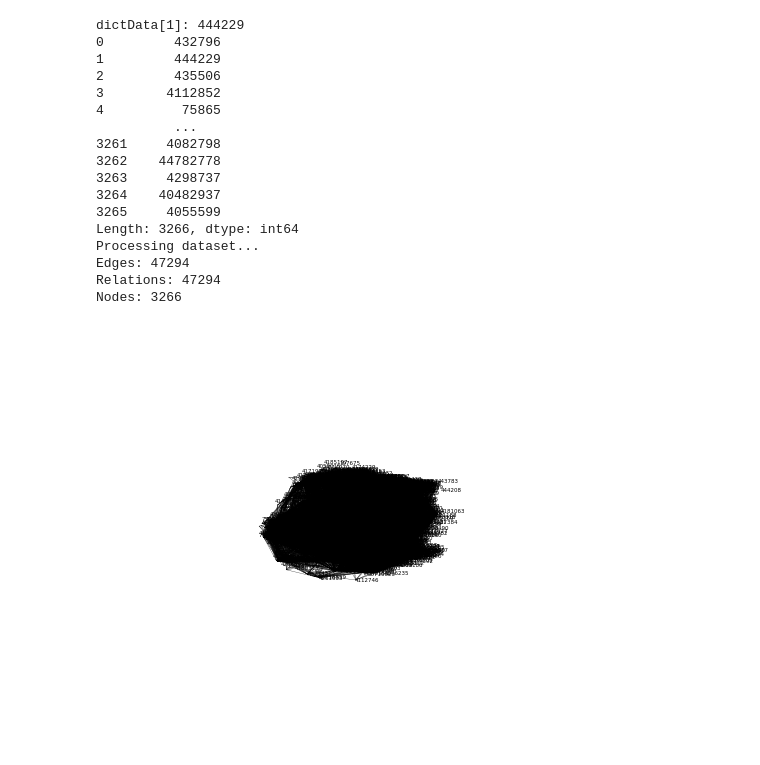
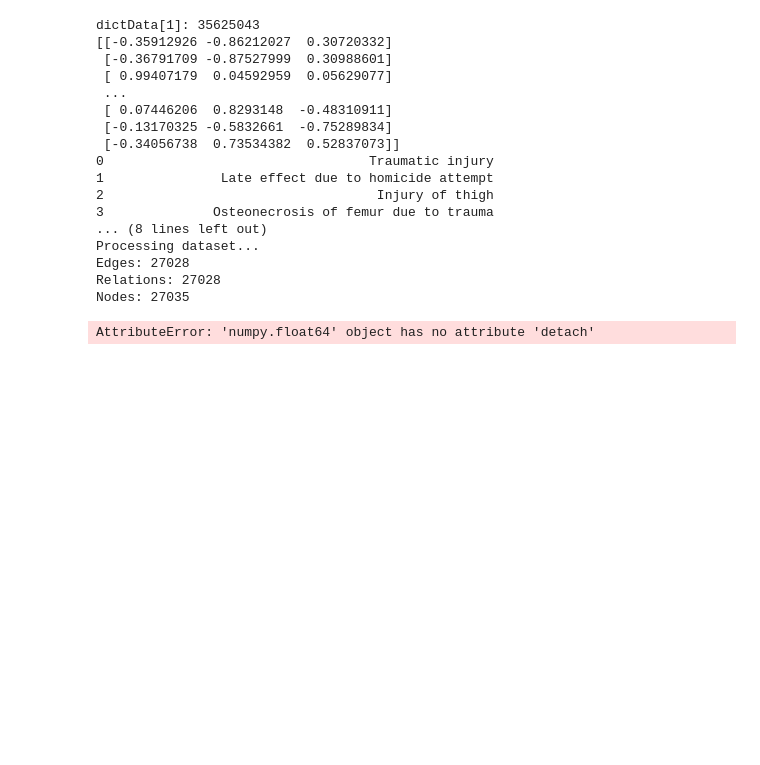
Before and after one commit to mi-erasmusmc/omop-poincare, a Jupyter notebook: main_notebook.ipynb, the cells around one changed output. Cells and saved outputs as stored; diff of their text form; code cells hidden in the pictures.

```diff
--- a/main_notebook.ipynb
+++ b/main_notebook.ipynb
@@ -26,18 +24,32 @@ plot_geodesic()
 # %%
 # Load edge data
-data_path = Path("data","pars.csv")
+data_path = Path("data","opehr_concepts.csv")
 data, weights, objects, neighbors, diff_summed, num_relations = read_data(data_path)
 
 # load concept reference
 ref_path = Path('data','ref.csv')
 ref = read_ref(ref_path)
 
+clinical_finding_concept_id = 441840
+fixed_index = objects.index(clinical_finding_concept_id)
+
 # initialize torch objects for the training loop
-model, optimizer, loss_func = init_torch_objects(objects, OUT_DIMENSIONS)
+model, optimizer, loss_func = init_torch_objects(objects, OUT_DIMENSIONS, fixed_index)
 
 if "cuda:1" == DEVICE:
     model = model.to(DEVICE)
 
 # ToDo: implement function to load embedding and continue training
+
+
+# ensure that ref contains all concepts
+dict_data = dict(enumerate(objects))
+for key, value in dict_data.items():
+    try:
+        dict_data[key] = ref.loc[ref['concept_id'] == value].concept_name.values[0]
+    except Exception as e:
+        print(f"Error at Key={key}, Value={value}, Error={e}")
+
+print(weights)
 # %% [output]
 Processing dataset...
@@ -74,13 +153,13 @@ Epoch: 9
 # %%
-dict_data = get_dict_data(objects, ref, dict_type="blabla")
-# model = torch.load("poincare_model_dim_2.pt")
-# coordinates = model["state_dict"]["embedding.weight"].numpy()
+dict_data = get_dict_data(objects, ref, dict_type="name")
+model = torch.load("output/poincare_model_dim_3.pt")
+coordinates = model["state_dict"]["embedding.weight"].numpy()
 # print(model.state_dict()['embedding.weight'])
-coordinates = model.embedding.weight
-# print(coordinates)
+# coordinates = model.embedding.weight
+print(coordinates)
 #######################################################
 # some experiment with 3d plotting in TF projector
-x_np = coordinates.detach().numpy()
+x_np = coordinates # .detach().numpy()
 x_df = pd.DataFrame(x_np)
 x_df.to_csv(Path('output','tf_proj_vec.tsv'), sep="\t", index=False, header=False)
 
@@ -98,48 +177,49 @@ df.to_csv(Path('output','tf_proj_lab.tsv'), sep="\t", index=False, header=False,
 plt.figure()
 plt.xlim(-1, 1)
 plt.ylim(-1, 1)
 plt.axis('off')
 
-data, weights, objects, neighbors, diff_summed, num_relations = read_data("data/pars.csv")
+data, weights, objects, neighbors, diff_summed, num_relations = read_data("data/opehr_concepts.csv")
 
 # add some jitter to better see labels
 jitter = 0.02
 jitter_x = np.random.uniform(low=-jitter, high = jitter, size=(coordinates.shape[0], ))
 jitter_y = np.random.uniform(low=-jitter, high = jitter, size=(coordinates.shape[0], ))
 
 for x in range(coordinates.shape[0]):
     plt.annotate(dict_data[x], (coordinates[x,0].detach().numpy()+jitter_x[x],
                                coordinates[x,1].detach().numpy()+jitter_y[x]), fontsize=4)
     # plt.annotate(dictData[x], (coordinates[x,0]*100, coordinates[x,1]*100),
     #              bbox={"fc":"white", "alpha":0.9}, fontsize=4)
 
 # Plot edges of original hierarchy
 for i in range(data.shape[0]):
     x_values = [coordinates[data[i][0], 0].detach().numpy(), coordinates[data[i][1], 0].detach().numpy()]
     y_values = [coordinates[data[i][0], 1].detach().numpy(), coordinates[data[i][1], 1].detach().numpy()]
 #
 #     x_val = [coordinates[data[x][0],0].detach().numpy(), coordinates[data[x][1],1].detach().numpy()]
 #     y_val = [coordinates[data[x][0],0].detach().numpy(), coordinates[data[x][1],1].detach().numpy()]
     plt.plot(x_values, y_values, color="black", linewidth=0.2)
 
 plt.savefig(Path("output", "hierarchy_embed.png"), dpi=300, facecolor="white")
 plt.show()
 # %% [output]
-dictData[1]: 444229
-0         432796
-1         444229
-2         435506
-3        4112852
-4          75865
-          ...
-3261     4082798
-3262    44782778
-3263     4298737
-3264    40482937
-3265     4055599
-Length: 3266, dtype: int64
+dictData[1]: 35625043
+[[-0.35912926 -0.86212027  0.30720332]
+ [-0.36791709 -0.87527999  0.30988601]
+ [ 0.99407179  0.04592959  0.05629077]
+ ...
+ [ 0.07446206  0.8293148  -0.48310911]
+ [-0.13170325 -0.5832661  -0.75289834]
+ [-0.34056738  0.73534382  0.52837073]]
+0                                  Traumatic injury
+1               Late effect due to homicide attempt
+2                                   Injury of thigh
+3              Osteonecrosis of femur due to trauma
+... (8 lines left out)
 Processing dataset...
-Edges: 47294
-Relations: 47294
-Nodes: 3266
+Edges: 27028
+Relations: 27028
+Nodes: 27035
+AttributeError: 'numpy.float64' object has no attribute 'detach'
-[figure, old version]
+[figure, new version]
```
Also changed, not shown: parts of 5 cells of this notebook, 4 other files.
